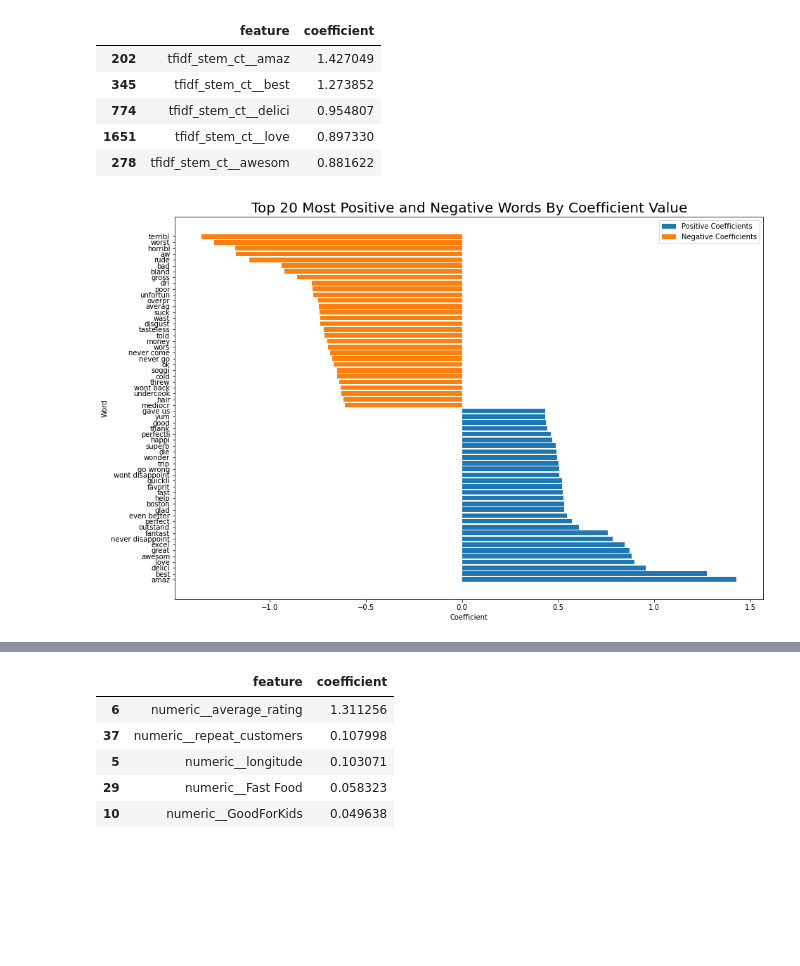
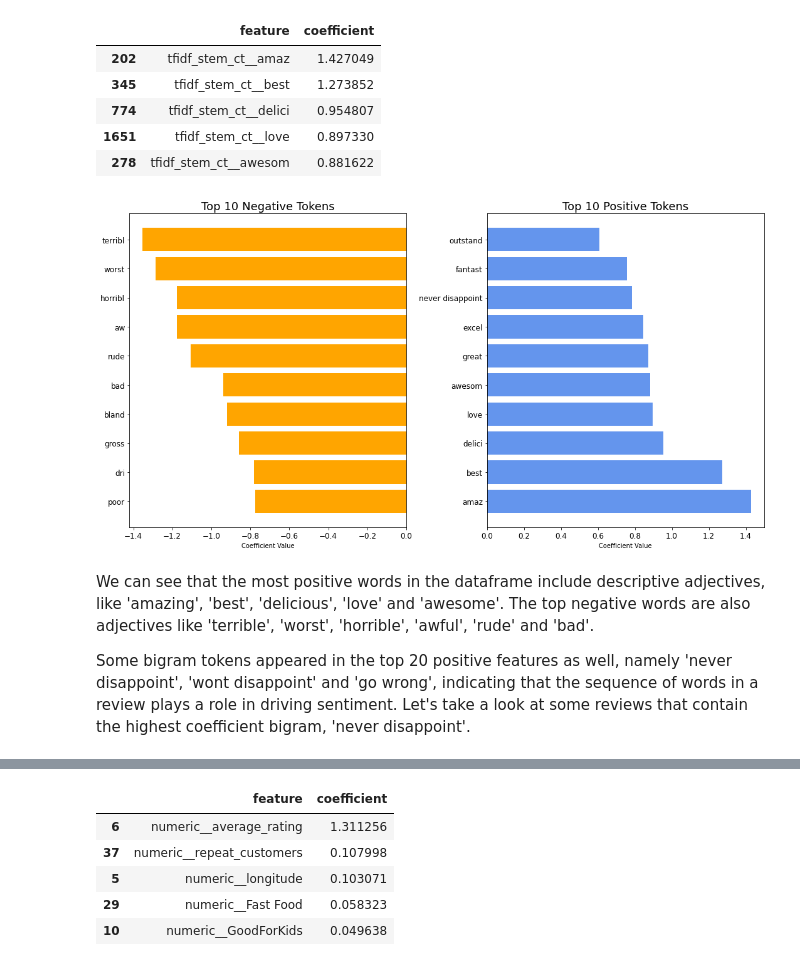
Before and after one commit to allistaircota/rate_my_restaurant, a Jupyter notebook: notebooks/NB3-Model_Setup_and_Evaluation.ipynb, the cells around one changed output, grey strips where cells are left out. Cells and saved outputs as stored; diff of their text form; code cells hidden in the pictures; blank space fills up the shorter version.

```diff
--- a/notebooks/NB3-Model_Setup_and_Evaluation.ipynb
+++ b/notebooks/NB3-Model_Setup_and_Evaluation.ipynb
@@ -1542,16 +1568,32 @@ review_coef_df.head()
 | 1651 | tfidf_stem_ct__love | 0.897330 |
 | 278 | tfidf_stem_ct__awesom | 0.881622 |
 # %%
-plt.figure(figsize=(15,10))
-plt.title('Top 20 Most Positive and Negative Words By Coefficient Value', fontsize=20)
-plt.xlabel('Coefficient')
-plt.ylabel('Word')
-plt.barh(review_coef_df['feature'].str.replace('tfidf_stem_ct__', '').head(30),
-         review_coef_df.head(30)["coefficient"], label='Positive Coefficients')
-plt.barh(review_coef_df['feature'].str.replace('tfidf_stem_ct__', '').tail(30),
-         review_coef_df.tail(30)["coefficient"], label='Negative Coefficients')
-plt.legend()
+plt.subplots(1,2, figsize=(15,8))
+# plt.title('Top 20 Most Positive and Negative Tokens By Coefficient Value', fontsize=20)
+# plt.xlabel('Coefficient')
+# plt.ylabel('Token')
 
+plt.subplot(1,2,2)
+plt.title('Top 10 Positive Tokens', fontsize=18)
+plt.xlabel('Coefficient Value')
+plt.barh(review_coef_df['feature'].str.replace('tfidf_stem_ct__', '').head(10),
+         review_coef_df.head(10)["coefficient"], label='Positive Coefficients', color='cornflowerblue')
+plt.tick_params(labelsize='large')
+
+plt.subplot(1,2,1)
+plt.title('Top 10 Negative Tokens', fontsize=18)
+plt.xlabel('Coefficient Value')
+plt.barh(review_coef_df['feature'].str.replace('tfidf_stem_ct__', '').tail(10),
+         review_coef_df.tail(10)["coefficient"], label='Negative Coefficients', color='orange')
+plt.tick_params(labelsize='large')
+
+plt.tight_layout()
+plt.savefig('word_coefficients.png', dpi=150)
 plt.show()
 # %% [output]
-[figure, old version]
+[figure, new version]
+# %% [markdown]
+We can see that the most positive words in the dataframe include descriptive adjectives, like 'amazing', 'best', 'delicious', 'love' and 'awesome'. The top negative words are also adjectives like 'terrible', 'worst', 'horrible', 'awful', 'rude' and 'bad'.
+
+
+Some bigram tokens appeared in the top 20 positive features as well, namely 'never disappoint', 'wont disappoint' and 'go wrong', indicating that the sequence of words in a review plays a role in driving sentiment. Let's take a look at some reviews that contain the highest coefficient bigram, 'never disappoint'.
```
Also changed, not shown: parts of 61 cells of this notebook.
